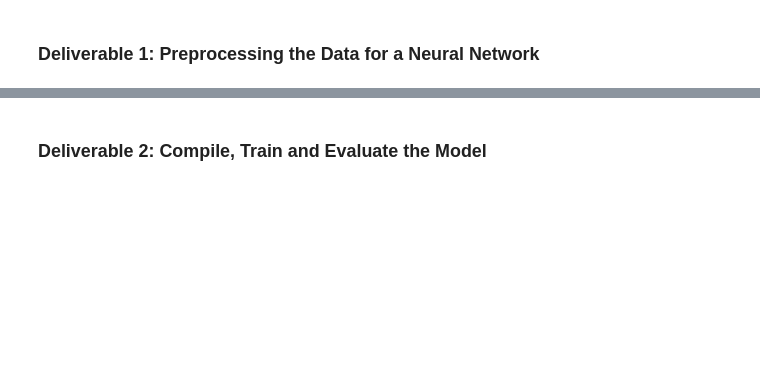
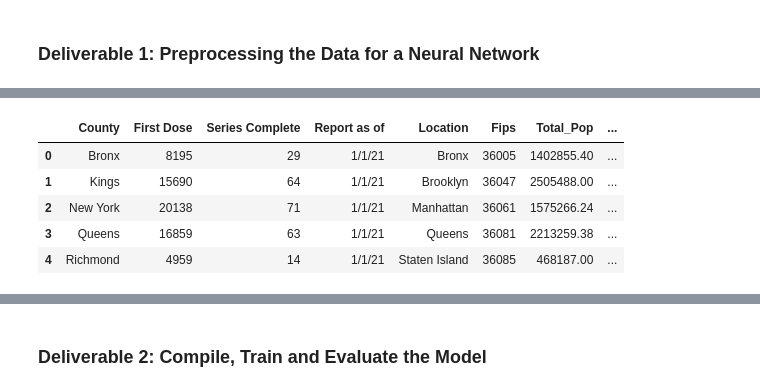
Before and after one commit to Anoobis5/COVID_GeoJSON_FinalProject, a Jupyter notebook: COVID_Vax_Prediction.ipynb, the cells around one changed output, grey strips where cells are left out. Saved outputs shown, nothing was run; the diff lists cells and outputs as text; code cells hidden in the pictures; blank space fills up the shorter version.

```diff
--- a/COVID_Vax_Prediction.ipynb
+++ b/COVID_Vax_Prediction.ipynb
@@ -186,0 +23,11 @@ application_df.head()
+# %%
+# join files
+df = vax_df.merge(demo_df, how='left',on='County')
+df.head()
+# %% [output]
+|  | County | First Dose | Series Complete | Report as of | Location | Fips | Total_Pop | ... |
+| 0 | Bronx | 8195 | 29 | 1/1/21 | Bronx | 36005 | 1402855.40 | ... |
+| 1 | Kings | 15690 | 64 | 1/1/21 | Brooklyn | 36047 | 2505488.00 | ... |
+| 2 | New York | 20138 | 71 | 1/1/21 | Manhattan | 36061 | 1575266.24 | ... |
+| 3 | Queens | 16859 | 63 | 1/1/21 | Queens | 36081 | 2213259.38 | ... |
+| 4 | Richmond | 4959 | 14 | 1/1/21 | Staten Island | 36085 | 468187.00 | ... |
```
Also changed, not shown: parts of 22 cells of this notebook, 4 other files.
